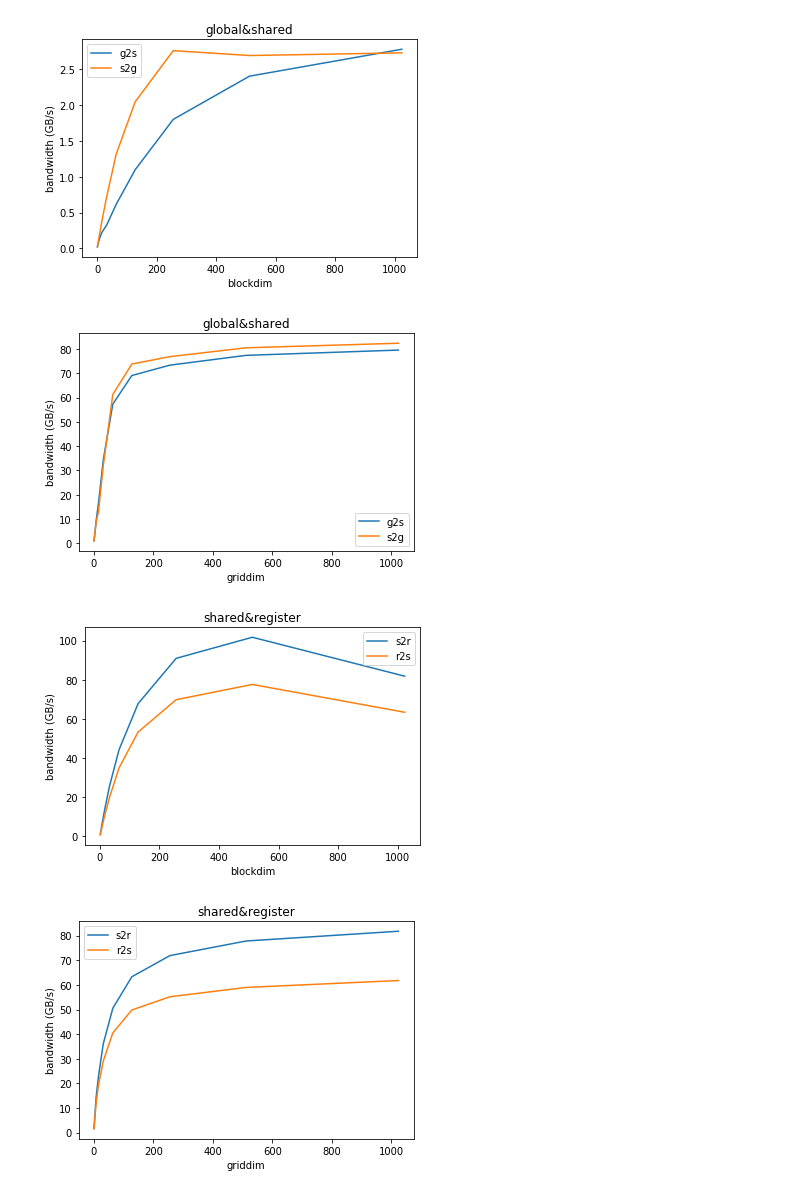
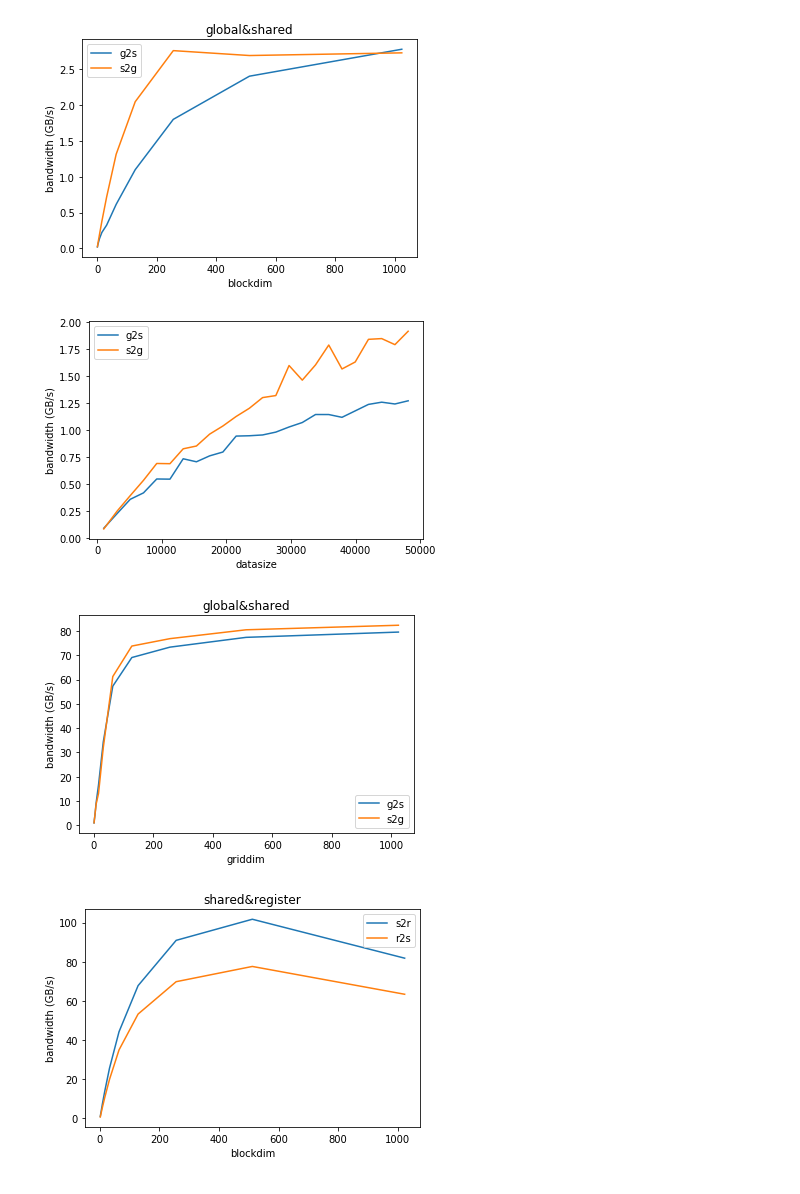
Before and after one commit to Dkpingi/HPC-GPU, a Jupyter notebook: Sheet4/Sheet4Ex2_3Plots.ipynb, the cells around one changed output. Saved outputs shown, nothing was run; the diff lists cells and outputs as text; code cells hidden in the pictures.

Commit message:
moar plots

```diff
--- a/Sheet4/Sheet4Ex2_3Plots.ipynb
+++ b/Sheet4/Sheet4Ex2_3Plots.ipynb
@@ -3,6 +3,8 @@ import matplotlib.pyplot as plt
 import numpy as np
 import pandas as pd
 plt.title("global&shared")
+
+
 g2s = np.loadtxt("global2shared.txt", delimiter = " ")
 df = pd.DataFrame(g2s,columns = ["griddim","blockdim","datasize","bandwidth"])
 df2 = df.groupby('blockdim').mean().reset_index()
@@ -16,6 +18,21 @@ plt.legend()
 plt.xlabel("blockdim")
 plt.ylabel("bandwidth (GB/s)")
 plt.savefig("plots/global&sharedthreads.png")
+plt.show()
+
+g2s = np.loadtxt("global2shared.txt", delimiter = " ")
+df = pd.DataFrame(g2s,columns = ["griddim","blockdim","datasize","bandwidth"])
+df2 = df.groupby('datasize').mean().reset_index()
+plt.plot(df2['datasize'],df2['bandwidth'],label = "g2s")
+
+g2s = np.loadtxt("shared2global.txt", delimiter = " ")
+df = pd.DataFrame(g2s,columns = ["griddim","blockdim","datasize","bandwidth"])
+df2 = df.groupby('datasize').mean().reset_index()
+plt.plot(df2['datasize'],df2['bandwidth'],label = "s2g")
+plt.legend()
+plt.xlabel("datasize")
+plt.ylabel("bandwidth (GB/s)")
+plt.savefig("plots/global&shareddatasize.png")
 plt.show()
 
 plt.title("global&shared")
@@ -46,37 +63,52 @@ plt.legend()
 plt.xlabel("blockdim")
 plt.ylabel("bandwidth (GB/s)")
 plt.savefig("plots/register&sharedthreads.png")
+plt.show()
 
+plt.title("shared&register")
+g2s = np.loadtxt("shared2register.txt", delimiter = " ")
+df = pd.DataFrame(g2s,columns = ["griddim","blockdim","datasize","bandwidth"])
+df2 = df.groupby('datasize').mean().reset_index()
+plt.plot(df2['datasize'],df2['bandwidth'],label = "s2r")
+
+g2s = np.loadtxt("register2shared.txt", delimiter = " ")
+df = pd.DataFrame(g2s,columns = ["griddim","blockdim","datasize","bandwidth"])
+df2 = df.groupby('datasize').mean().reset_index()
+plt.plot(df2['datasize'],df2['bandwidth'],label = "r2s")
+plt.legend()
+plt.xlabel("datasize")
+plt.ylabel("bandwidth (GB/s)")
+plt.savefig("plots/register&shareddatasize.png")
 plt.show()
 
 plt.title("shared&register")
 g2s = np.loadtxt("shared2register.txt", delimiter = " ")
 df = pd.DataFrame(g2s,columns = ["griddim","blockdim","datasize","bandwidth"])
 df2 = df.groupby('griddim').mean().reset_index()
 plt.plot(df2['griddim'],df2['bandwidth'],label = "s2r")
 
 g2s = np.loadtxt("register2shared.txt", delimiter = " ")
 df = pd.DataFrame(g2s,columns = ["griddim","blockdim","datasize","bandwidth"])
 df2 = df.groupby('griddim').mean().reset_index()
 plt.plot(df2['griddim'],df2['bandwidth'],label = "r2s")
 plt.legend()
 plt.xlabel("griddim")
 plt.ylabel("bandwidth (GB/s)")
-plt.savefig("plots/global&sharedblocks.png")
+plt.savefig("plots/register&sharedblocks.png")
 
 plt.show()
 
 plt.title("shared2register conflict")
 g2s = np.loadtxt("shared2register_conflict.txt", delimiter = " ")
 df = pd.DataFrame(g2s,columns = ["griddim","blockdim","datasize","stride","clocks"])
 plt.plot(df['stride'],df['clocks'],label = "s2g")
 plt.xlabel("stride")
 plt.ylabel("clocks")
 plt.savefig("plots/shared2register_conflict.png")
 
 plt.show()
 # %% [output]
 [figure]
-[figure, old version]
+[figure, new version]
-[figure, old version]
+[figure, new version]
-[figure, old version]
+[figure, new version]
```
Also changed, not shown: parts of 1 cell of this notebook, 1 other file.
